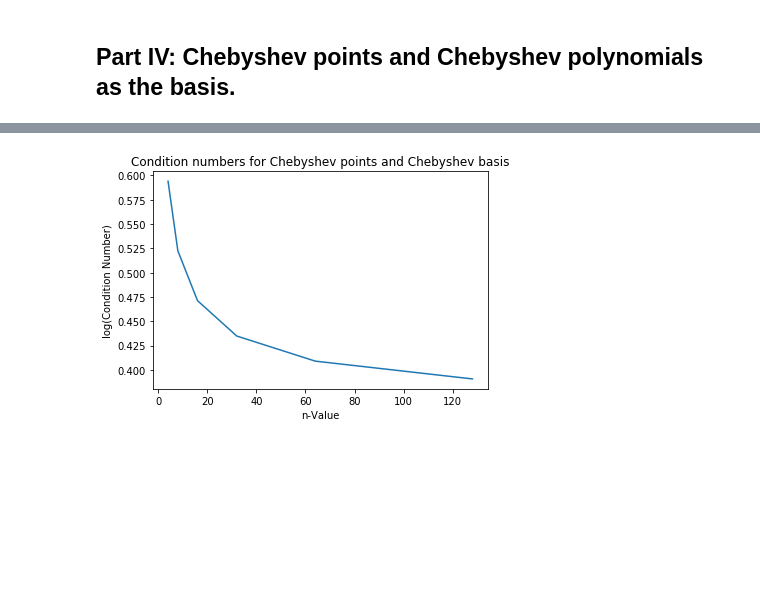
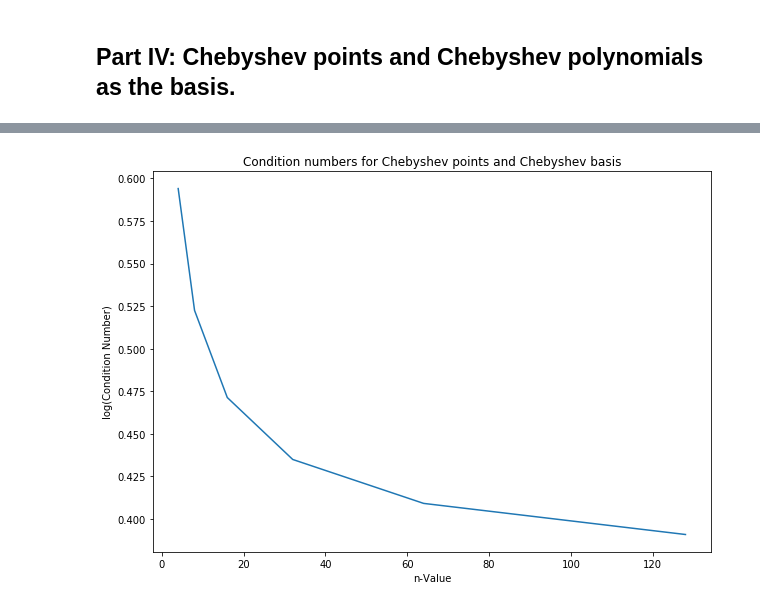
Before and after one commit to sharath/MATH651, a Jupyter notebook: hw3.ipynb, the cells around one changed output, grey strips where cells are left out. Cells and saved outputs as stored; diff of their text form; code cells hidden in the pictures; blank space fills up the shorter version.

```diff
--- a/hw3.ipynb
+++ b/hw3.ipynb
@@ -174,8 +181,9 @@ plt.show()
 # %%
+plt.figure(figsize=(10, 7))
 plt.plot(ns, np.log(cond_n))
 plt.title('Condition numbers for Chebyshev points and Chebyshev basis')
 plt.xlabel('n-Value')
 plt.ylabel('log(Condition Number)')
 plt.show()
 # %% [output]
-[figure, old version]
+[figure, new version]
```
Also changed, not shown: parts of 9 cells of this notebook.
